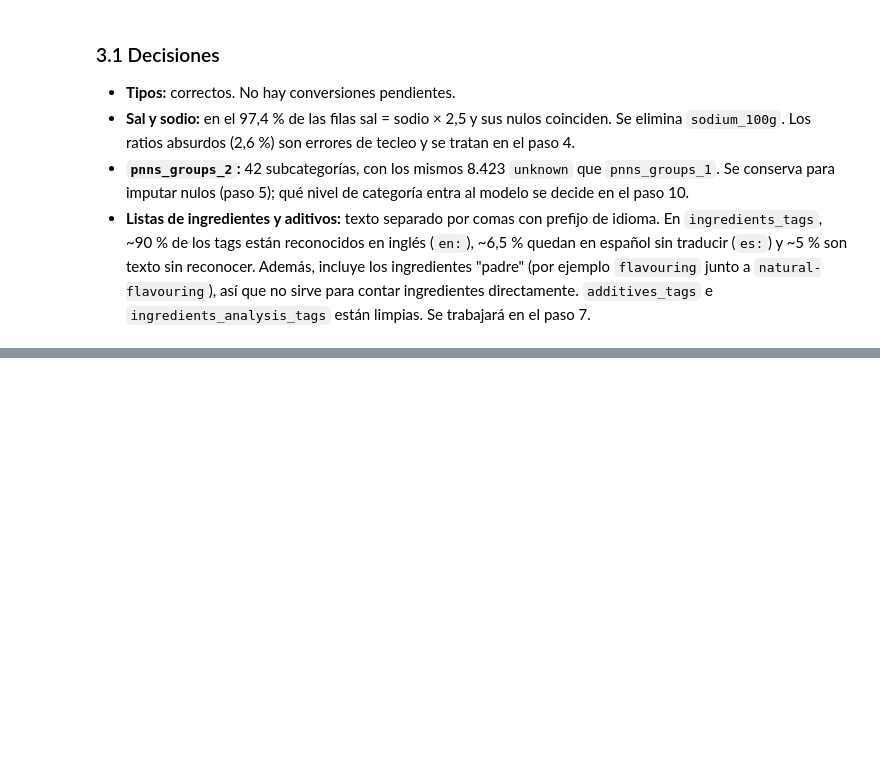
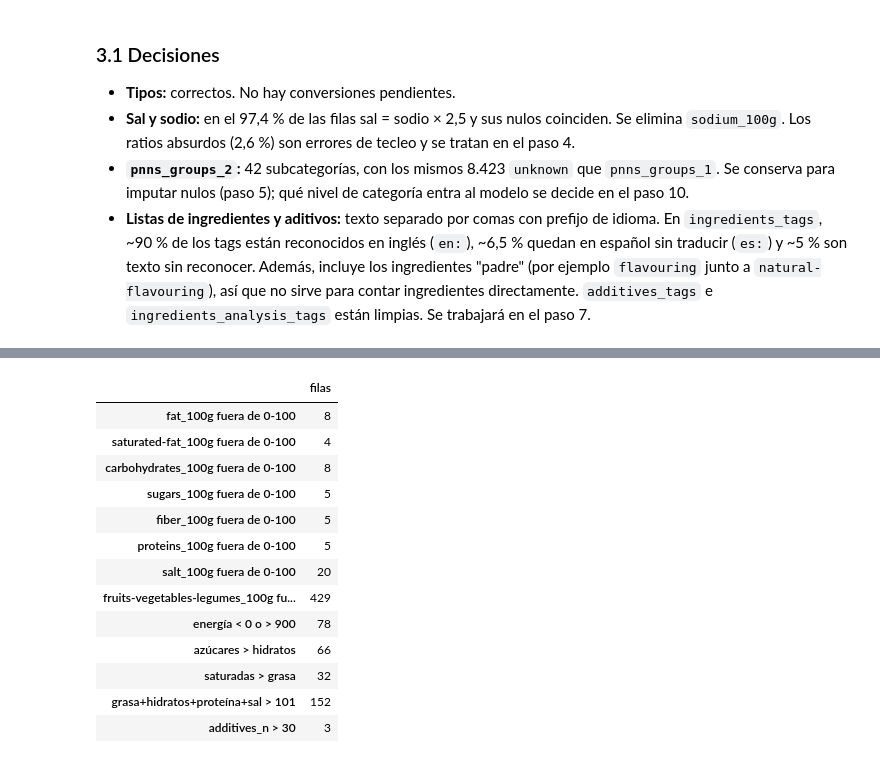
Before and after one commit to IA-P1-BCN/real-food-classifier, a Jupyter notebook: notebooks/01_eda.ipynb, the cells around one changed output, grey strips where cells are left out. Saved outputs shown, nothing was run; the diff lists cells and outputs as text; code cells hidden in the pictures; blank space fills up the shorter version.

```diff
--- a/notebooks/01_eda.ipynb
+++ b/notebooks/01_eda.ipynb
@@ -400,0 +428,40 @@ print(df.shape)
+# %%
+gramos = ["fat_100g", "saturated-fat_100g", "carbohydrates_100g", "sugars_100g",
+          "fiber_100g", "proteins_100g", "salt_100g", "fruits-vegetables-legumes_100g"]
+
+reglas = {}
+
+# 1. Gramos por 100 g fuera de 0-100
+for c in gramos:
+    reglas[f"{c} fuera de 0-100"] = ((df[c] < 0) | (df[c] > 100)).sum()
+
+# 2. Energía: la grasa pura tiene ~900 kcal/100 g, nada puede pasar de ahí
+reglas["energía < 0 o > 900"] = ((df["energy-kcal_100g"] < 0) | (df["energy-kcal_100g"] > 900)).sum()
+
+# 3. Una parte no puede ser mayor que el total (+0,5 g de margen por redondeos)
+reglas["azúcares > hidratos"] = (df["sugars_100g"] > df["carbohydrates_100g"] + 0.5).sum()
+reglas["saturadas > grasa"] = (df["saturated-fat_100g"] > df["fat_100g"] + 0.5).sum()
+
+# 4. Los macronutrientes juntos no pueden pasar de 100 g (+1 g de margen)
+suma = df[["fat_100g", "carbohydrates_100g", "proteins_100g", "salt_100g"]].sum(axis=1, min_count=1)
+reglas["grasa+hidratos+proteína+sal > 101"] = (suma > 101).sum()
+
+# 5. Aditivos: comprobamos el máximo para ver si hay valores raros
+reglas["additives_n > 30"] = (df["additives_n"] > 30).sum()
+
+pd.Series(reglas, name="filas").to_frame()
+# %% [output]
+|  | filas |
+| fat_100g fuera de 0-100 | 8 |
+| saturated-fat_100g fuera de 0-100 | 4 |
+| carbohydrates_100g fuera de 0-100 | 8 |
+| sugars_100g fuera de 0-100 | 5 |
+| fiber_100g fuera de 0-100 | 5 |
+| proteins_100g fuera de 0-100 | 5 |
+| salt_100g fuera de 0-100 | 20 |
+| fruits-vegetables-legumes_100g fu... | 429 |
+| energía < 0 o > 900 | 78 |
+| azúcares > hidratos | 66 |
+| saturadas > grasa | 32 |
+| grasa+hidratos+proteína+sal > 101 | 152 |
+| additives_n > 30 | 3 |
```
Also changed, not shown: parts of 5 cells of this notebook.
